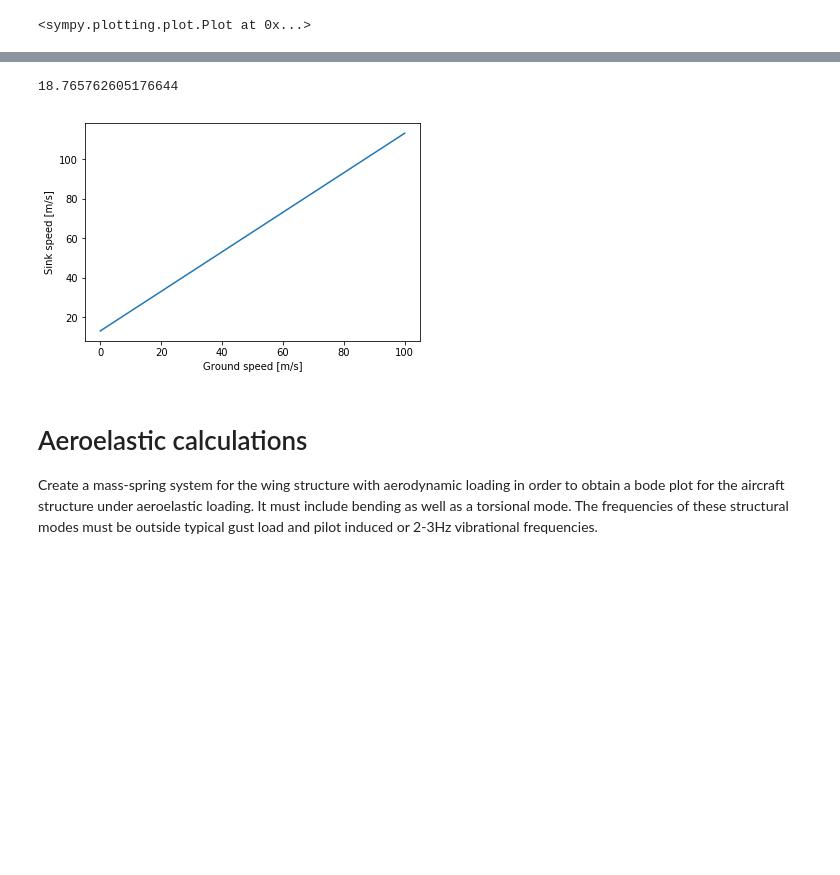
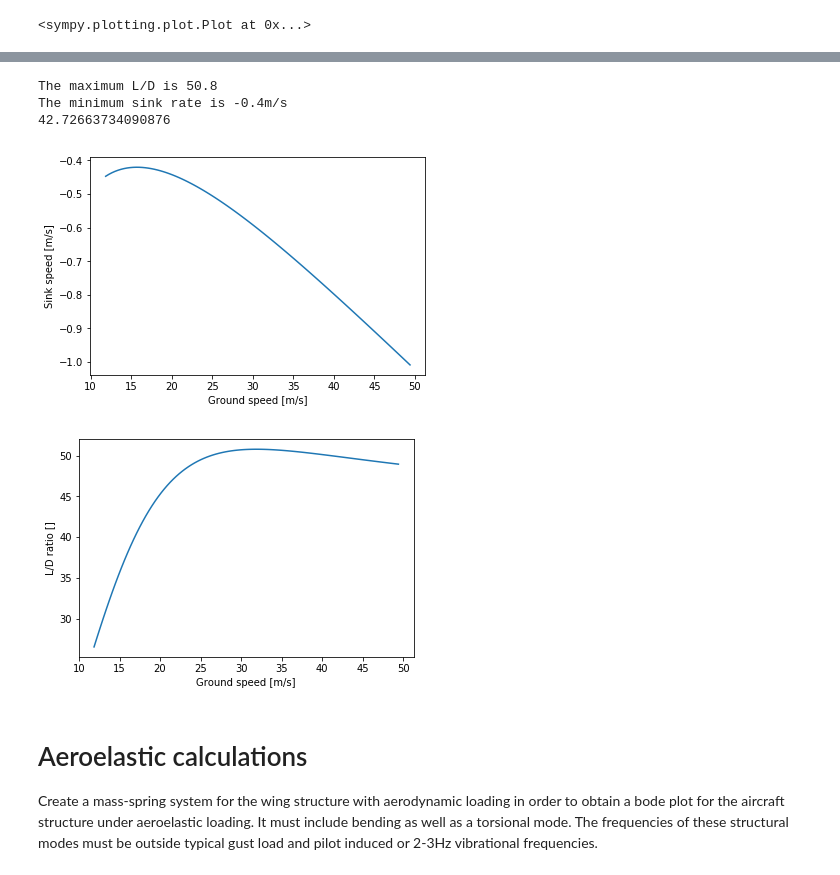
Before and after one commit to ludwigprandtlwing/prandtl4, a Jupyter notebook: PrandtlFullScale.ipynb, the cells around one changed output, grey strips where cells are left out. Drawn from its saved outputs; the diff is of its cells as text; code cells hidden in the pictures; blank space fills up the shorter version.

```diff
--- a/PrandtlFullScale.ipynb
+++ b/PrandtlFullScale.ipynb
@@ -18,7 +30,7 @@ CG = 1*cr # [m] behind leading edge at centre line of the aircraft
 
 # Aerodynamic parameters
 CL = 0.6 # Design lift coefficient of 3D wing
-CLstall = 1.2 # Stall lift coefficient of 3D wing
+CLstall = 1.5 # Stall lift coefficient of 3D wing, using full extent of high lift devices
 CL0 = 0.3 # [] Lift coefficient at zero angle of attack of the aircraft
 CLa = 4.9 # [/rad] Lift coefficient slope
 CM0 = 0.002 # CM0 is positive for a tailless aircraft and this is achieved through reflexed airfoils
@@ -34,6 +46,7 @@ bat = 10 # [Ampere-hour] Battery energy
 tr = ct/cr # [] taper ratio
 s = b/2 # [m] semispan of wing
 S = (s*(cr + ct)/2)*2 # [m^2] area of wing is double the trapezoid area of semispan
+MAC = (2/3)*cr*(1 + tr + tr**2)/(1 + tr)
 
 AR = b**2/S
 
@@ -62,3 +79,7 @@ CD0 = CD0 + 0.02 # Conservative estimate for drag
+# %%
+# Note:  The drag is non-dimensionalized using wing planform area.
+CD0 = CD0 + 0.02 # Conservative estimate for drag
+CD0 = 0.005 # Conservative estimate for drag
 # %% [markdown]
 # Spanwise lift distribution
 
@@ -184,6 +205,12 @@ momentNP = sympy.integrate(prandtl*LEmomArm, (ysym, -s, s))
 NP = momentNP/forceNP
 print('The neutral point is ' + '{:.3f}'.format(NP) + 'm aft of the leading edge at centre span.')
 print('This is ' + '{:.1f}'.format(100*NP/cr) + '% of root chord')
+
+# Now calculate the static margin
+print('The CG is ' + '{:.3f}'.format(NP - CG) + 'm forward of the neutral point.')
+print('This is ' + '{:.1f}'.format(100*(NP - CG)/cr) + '% of root chord forward of neutral point.')
+SM = (NP - CG)/MAC
+print('This is ' + '{:.1f}'.format(100*SM) + '% of mean aerodynamic chord forward of neutral point.')
 # %% [output]
 The neutral point is 1.117m aft of the leading edge at centre span.
 This is 111.7% of root chord
@@ -189,0 +230,3 @@ This is 111.7% of root chord
+# %%
+CMa = -SM*CLa
+print('dCM/dalpha = ' + '{:.1f}'.format(CMa))
@@ -266,21 +313,44 @@ and now V_H can be calculated with a previous equation.
 ## Powered flight range and loiter time
 
 Calculate the range and loiter time using battery powered flight.
-# %%
-# Now calculate the moment curve of the aircraft
-# CM0 is positive for a tailless aircraft and this is achieved through reflexed airfoils
-
-points = 100
-Vtrue = range(0, points + 1)
-Vtrue = [0.7*V+speed for speed in Vtrue]
-plt.plot(Vtrue)
-plt.ylabel('Sink speed [m/s]')
-plt.xlabel('Ground speed [m/s]')
-
-print(V)
-# %% [output]
-18.765762605176644
-[figure, removed]
+# %%
+# Now calculate the moment curve of the aircraft
+# CM0 is positive for a tailless aircraft and this is achieved through reflexed airfoils
+
+points = 100
+Vtrue = range(0, points + 1)
+Vtrue = [Vstall+V*2*speed/points for speed in Vtrue]
+
+
+momarm = (NP - CG) # [m] Distance from CG to neutral point.
+trimalpha = [-m*9.81*momarm/(0.5*rho*speed**2*S*MAC*CMa) for speed in Vtrue] # [rad] vector of trim angle of attack for range of true airspeed values.
+trimCL = [CLa*talpha + CL0 for talpha in trimalpha] # [] vector of trim CL for range of true airspeed values.
+trimCD = [CD0 + tCL**2/(pi*AR*peff) for tCL in trimCL] # [] vector of trim CD for range of true airspeed values.
+
+LOD = [tCL/tCD for tCL, tCD in zip(trimCL, trimCD)] # [] L/D ratio for trim speed vector.
+
+VS = [(speed**2/(1 + LoverD**2))**0.5 for LoverD, speed in zip(LOD, Vtrue)] # [m/s] Sink speed for trim speed vector.
+VH = [sinkspeed*LoverD for LoverD, sinkspeed in zip(LOD, VS)]# [m/s] Ground speed for trim speed vector.
+VS = [-speed for speed in VS] # [m/s] make sink speed negative to plot it correctly.
+
+plt.figure(1)
+plt.plot(VH, VS)
+plt.ylabel('Sink speed [m/s]')
+plt.xlabel('Ground speed [m/s]')
+
+plt.figure(2)
+plt.plot(VH, LOD)
+plt.ylabel('L/D ratio []')
+plt.xlabel('Ground speed [m/s]')
+
+print('The maximum L/D is ' + '{:.1f}'.format(max(LOD)))
+print('The minimum sink rate is ' + '{:.1f}'.format(max(VS)) + 'm/s')
+# %% [output]
+The maximum L/D is 50.8
+The minimum sink rate is -0.4m/s
+42.72663734090876
+[figure, added]
+[figure, added]
 # %% [markdown]
 # Aeroelastic calculations
 
```
Also changed, not shown: parts of 9 cells of this notebook.
